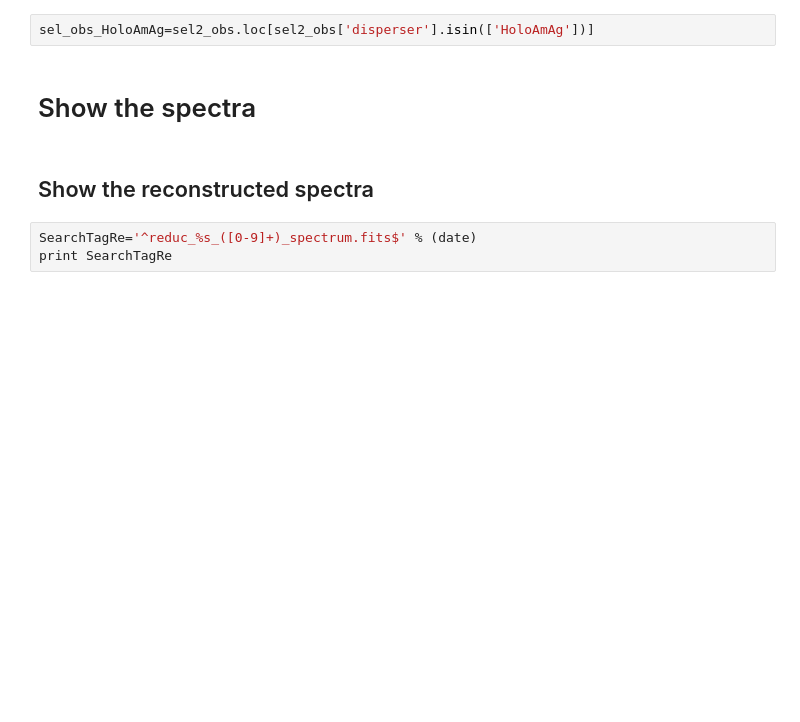
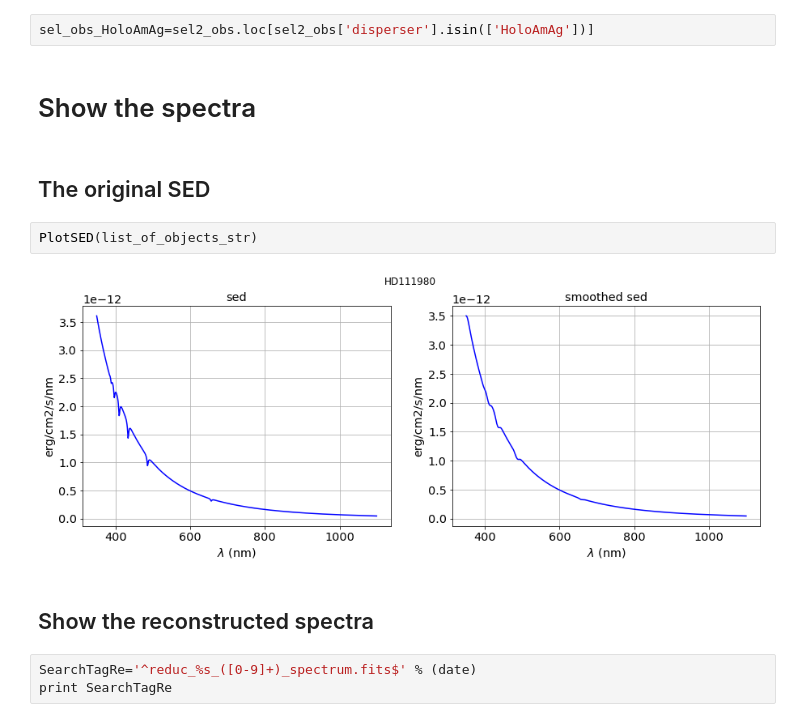
Before and after one commit to sylvielsstfr/SpectractorAnaAtm, a Jupyter notebook: ana_30may17/HD111980/GetDisperserTransmission_smooth.ipynb, the cells around one changed output. Saved outputs shown, nothing was run; the diff lists cells and outputs as text; blank space fills up the shorter version.

```diff
--- a/ana_30may17/HD111980/GetDisperserTransmission_smooth.ipynb
+++ b/ana_30may17/HD111980/GetDisperserTransmission_smooth.ipynb
@@ -579,6 +579,12 @@ sel_obs_HoloPhAg=sel2_obs.loc[sel2_obs['disperser'].isin(['HoloPhAg'])]
 sel_obs_HoloAmAg=sel2_obs.loc[sel2_obs['disperser'].isin(['HoloAmAg'])]
 # %% [markdown]
 # Show the spectra
+# %% [markdown]
+## The original SED
+# %%
+PlotSED(list_of_objects_str)
+# %% [output]
+[figure, added]
 # %% [markdown]
 ## Show the reconstructed spectra
 # %%
```
Also changed, not shown: parts of 12 cells of this notebook, 2 other files.
